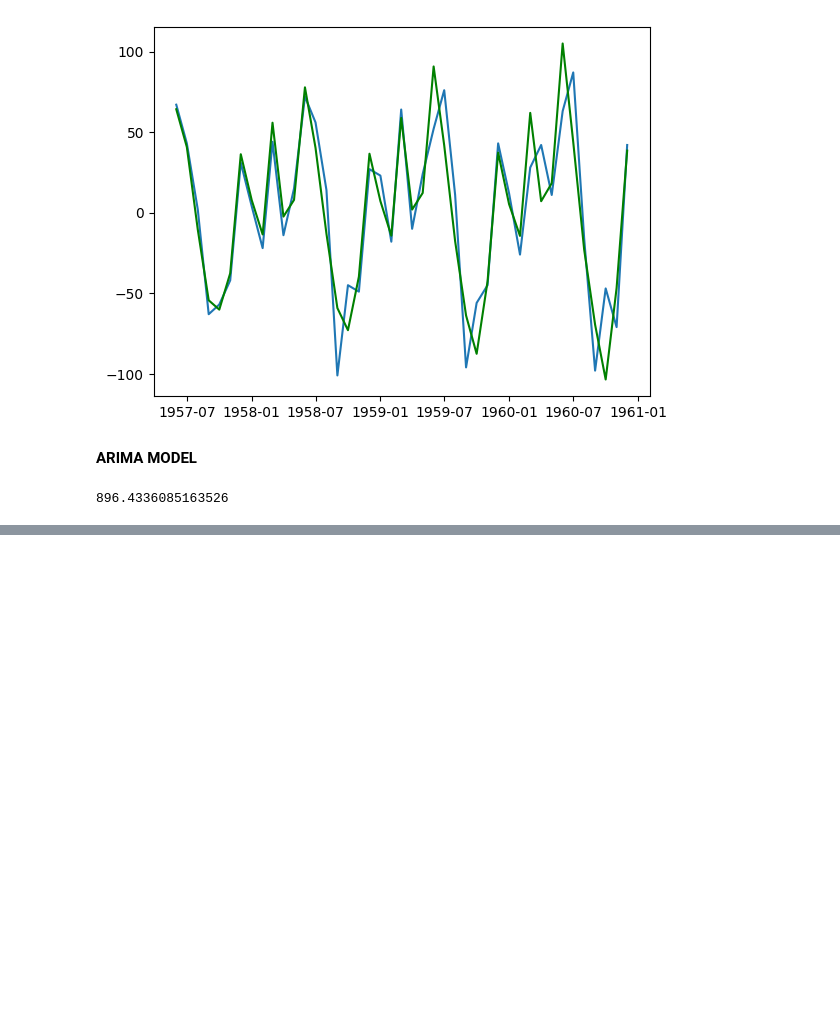
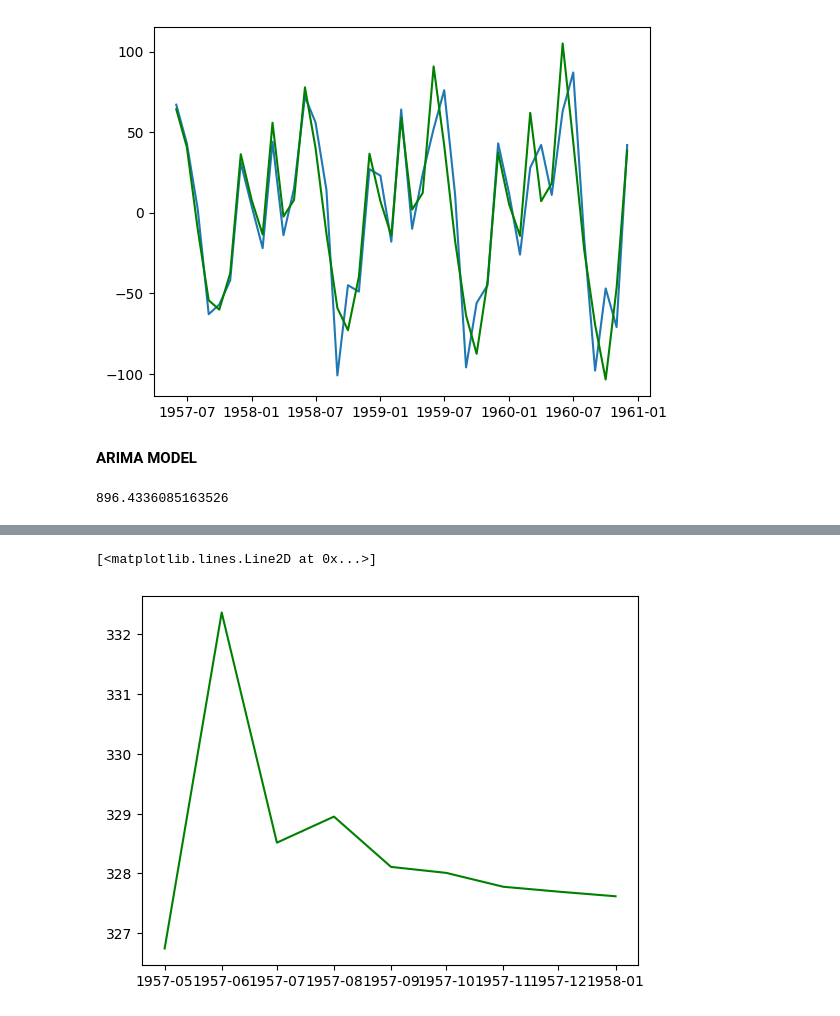
Before and after one commit to shanusaras/Air_Passengers_Traffic_prediction, a Jupyter notebook: Air_Passenger_Traffic_Prediction.ipynb, the cells around one changed output, grey strips where cells are left out. Drawn from its saved outputs; the diff is of its cells as text; code cells hidden in the pictures; blank space fills up the shorter version.

```diff
--- a/Air_Passenger_Traffic_Prediction.ipynb
+++ b/Air_Passenger_Traffic_Prediction.ipynb
@@ -455,0 +470,6 @@ forecast_9= model_arima_fit.forecast(steps= 9)  # # forecast for next 9 months s
+# %%
+## plotting the forecasted values
+plt.plot(forecast_9, color= 'green')
+# %% [output]
+[<matplotlib.lines.Line2D at 0x...>]
+[figure, added]
```
Also changed, not shown: parts of 9 cells of this notebook.
